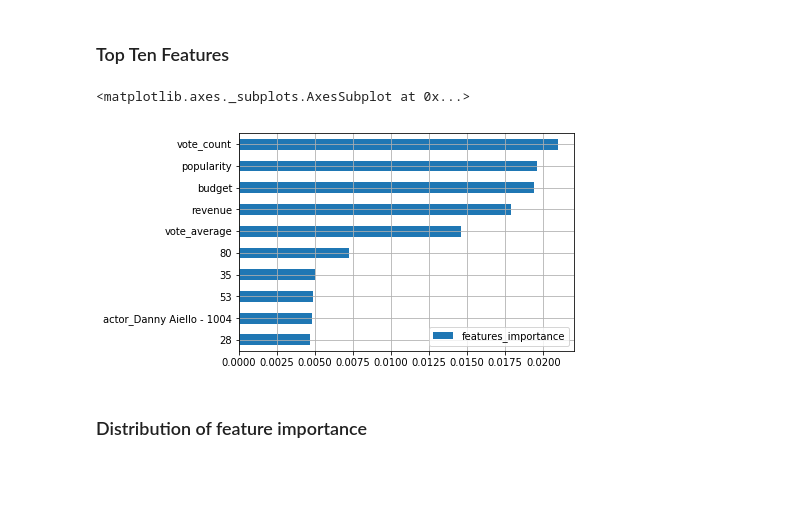
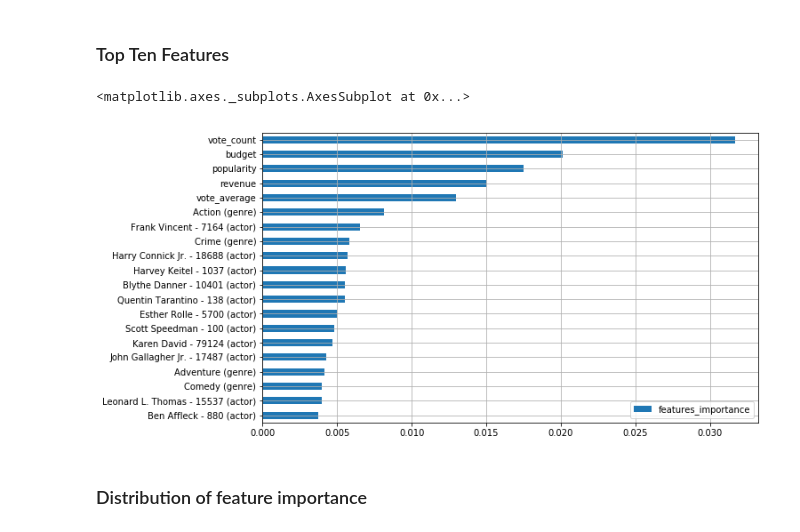
Before and after one commit to kjprice/smu-machine-learning, a Jupyter notebook: final/EDA.ipynb, the cells around one changed output. Saved outputs shown, nothing was run; the diff lists cells and outputs as text; code cells hidden in the pictures; blank space fills up the shorter version.

Commit message:
label genre features

```diff
--- a/final/EDA.ipynb
+++ b/final/EDA.ipynb
@@ -338,6 +344,13 @@ for genres in movies.genres:
 genre_vectorization = CountVectorizer()
 
 movie_vector = genre_vectorization.fit_transform(movies_genres_ids).toarray()
-genre_feature_names = genre_vectorization.get_feature_names()
-genre_vector = pd.DataFrame(movie_vector, columns=genre_feature_names)
-genre_vector['id'] = movies.id
+genre_feature_ids = genre_vectorization.get_feature_names()
+# %%
+def get_feature_names_by_ids(ids):
+    genre_feature_names = []
+
+    for id in ids:
+        genre_feature_names.append(movie_genres_names_by_id[id])
+    return genre_feature_names
+
+genre_feature_names = get_feature_names_by_ids(genre_feature_ids)
@@ -559,7 +575,7 @@ Positive        53         2
 # %% [markdown]
 # Determine Feature Importance
 # %%
-random_forest = RandomForestClassifier(300)
+random_forest = RandomForestClassifier()
 # %%
 random_forest.fit(X_train, y_train)
 # %% [output]
@@ -579,16 +595,16 @@ feature_rank_df = pd.DataFrame({
     'features_names': features_names,
 }, index = features_names)
 # %%
-top_ten_features = feature_rank_df \
-    .sort_values(by=['features_importance'], ascending=False)[0:10] \
+top_twenty_features = feature_rank_df \
+    .sort_values(by=['features_importance'], ascending=False)[0:20] \
     .sort_values(by=['features_importance'])
 # %% [markdown]
 ### Top Ten Features
 # %%
-top_ten_features.plot.barh(grid=True)
+top_twenty_features.plot.barh(grid=True, figsize=(10, 6))
 # %% [output]
 <matplotlib.axes._subplots.AxesSubplot at 0x...>
-[figure, old version]
+[figure, new version]
 # %% [markdown]
 ### Distribution of feature importance
 # %%
```
Also changed, not shown: parts of 9 cells of this notebook.
